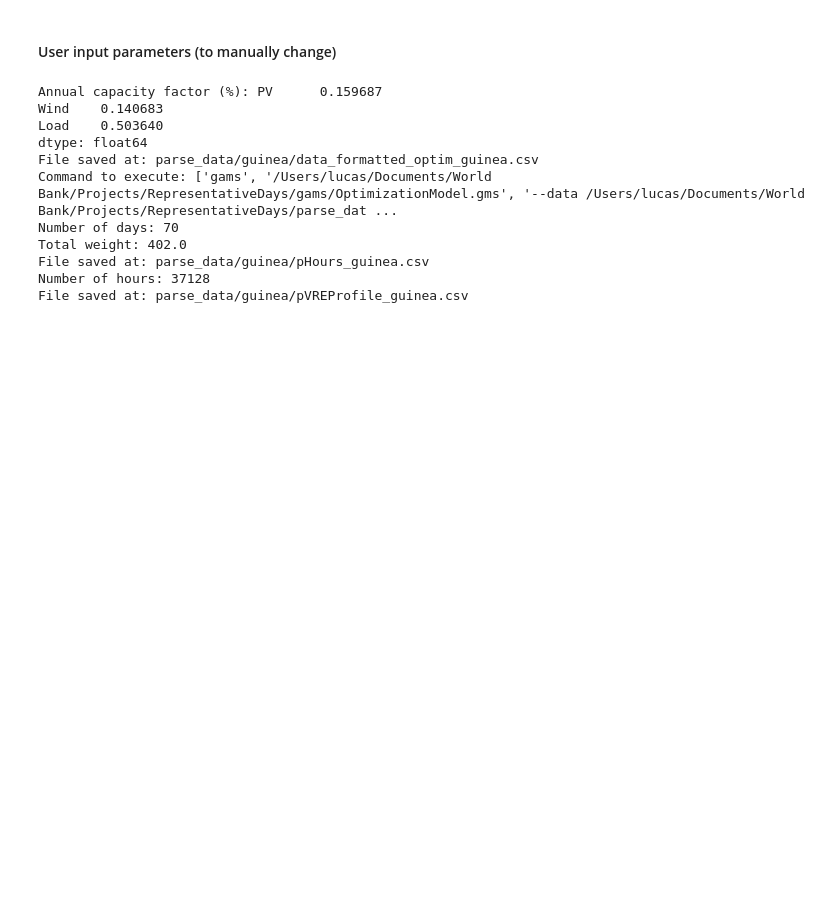
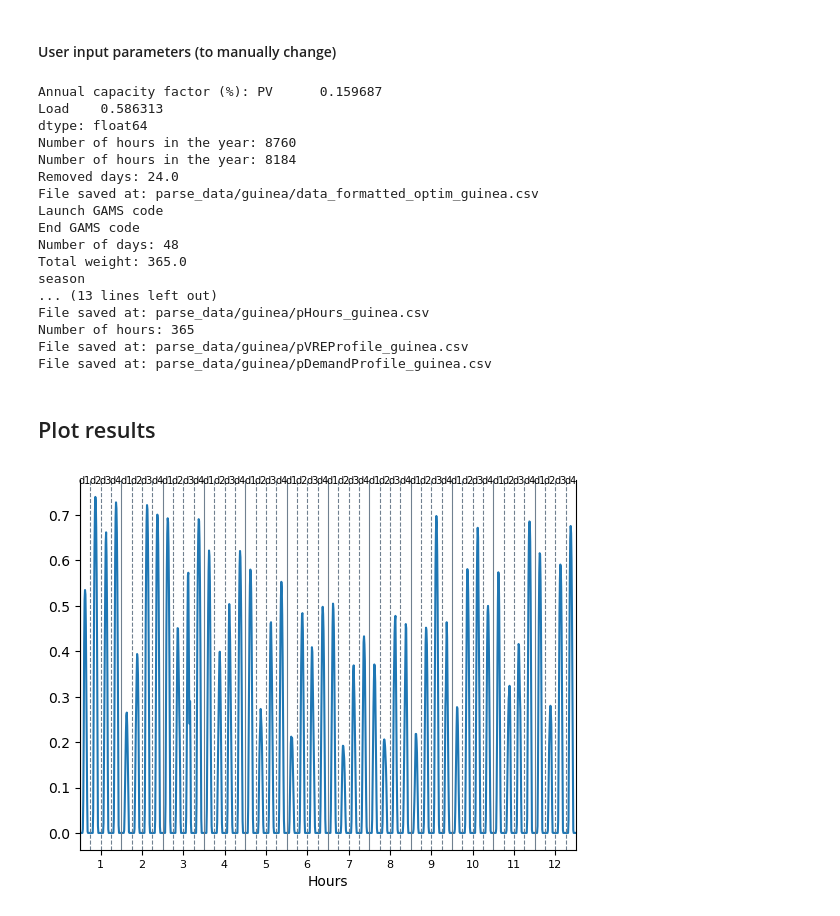
Before and after one commit to ESMAP-World-Bank-Group/Planning-tools, a Jupyter notebook: representative_days.ipynb, the cells around one changed output. Saved outputs shown, nothing was run; the diff lists cells and outputs as text; code cells hidden in the pictures; blank space fills up the shorter version.

```diff
--- a/representative_days.ipynb
+++ b/representative_days.ipynb
@@ -66,24 +66,48 @@ filenames = {'PV': [os.path.join(folder_raw_data, 'data_{}_solar.csv'.format(nam
 df_energy = format_data_energy(filenames)
 # Find special days and remove them
 special_days, df_energy = find_special_days(df_energy)
+print('Number of hours in the year:', len(df_energy))
+# Remove the special days from the data
+df_energy_no_special = removed_special_days(df_energy, special_days)
+print('Number of hours in the year:', len(df_energy_no_special))
+print('Removed days:', (len(df_energy) - len(df_energy_no_special)) / 24)
 # Format the data (including correlation calculation) and save it in a .csv file
-_, path_data_file = format_optim_repr_days(df_energy, name_data, folder_process_data)
+_, path_data_file = format_optim_repr_days(df_energy_no_special, name_data, folder_process_data)
 # Launch the optimization to find the representative days
-launch_optim_repr_days(path_data_file, folder_process_data)
+launch_optim_repr_days(path_data_file, folder_process_data, nbr_days=2)
 # Get the results
 repr_days = parse_repr_days(folder_process_data, special_days)
 # Format the data to be used in EPM
 format_epm_phours(repr_days, folder_process_data, name_data=name_data)
 format_epm_pvreprofile(df_energy, repr_days, folder_process_data, name_data=name_data)
+format_epm_demandprofile(df_energy, repr_days, folder_process_data, name_data=name_data)
 # %% [output]
 Annual capacity factor (%): PV      0.159687
-Wind    0.140683
-Load    0.503640
+Load    0.586313
 dtype: float64
+Number of hours in the year: 8760
+Number of hours in the year: 8184
+Removed days: 24.0
 File saved at: parse_data/guinea/data_formatted_optim_guinea.csv
-Command to execute: ['gams', '/Users/lucas/Documents/World Bank/Projects/RepresentativeDays/gams/OptimizationModel.gms', '--data /Users/lucas/Documents/World Bank/Projects/RepresentativeDays/parse_dat ...
-Number of days: 70
-Total weight: 402.0
+Launch GAMS code
+End GAMS code
+Number of days: 48
+Total weight: 365.0
+season
+... (13 lines left out)
 File saved at: parse_data/guinea/pHours_guinea.csv
-Number of hours: 37128
+Number of hours: 365
 File saved at: parse_data/guinea/pVREProfile_guinea.csv
+File saved at: parse_data/guinea/pDemandProfile_guinea.csv
+# %% [markdown]
+## Plot results
+# %%
+# Plot PV profile
+path_file = os.path.join(folder_process_data, 'pVREProfile_{}.csv'.format(name_data))
+df = pd.read_csv(path_file, index_col=[0, 1, 2, 3])
+df = df.droplevel('zone', axis=0)
+df = df.xs('PV', level='Power')
+df = df.stack()
+plot_repr_variable(df)
+# %% [output]
+[figure, added]
```
Also changed, not shown: parts of 3 cells of this notebook, 2 other files.
